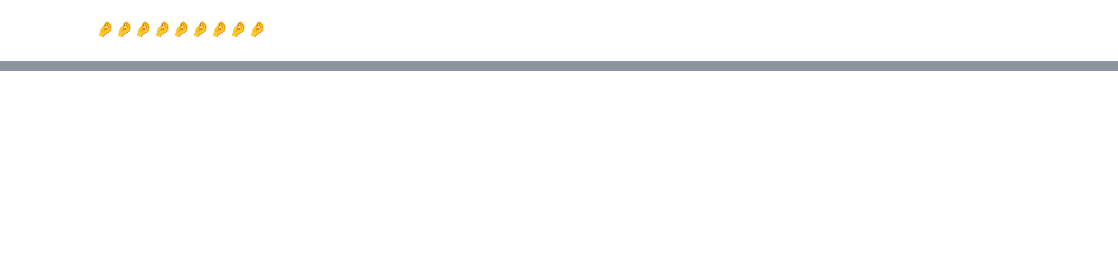
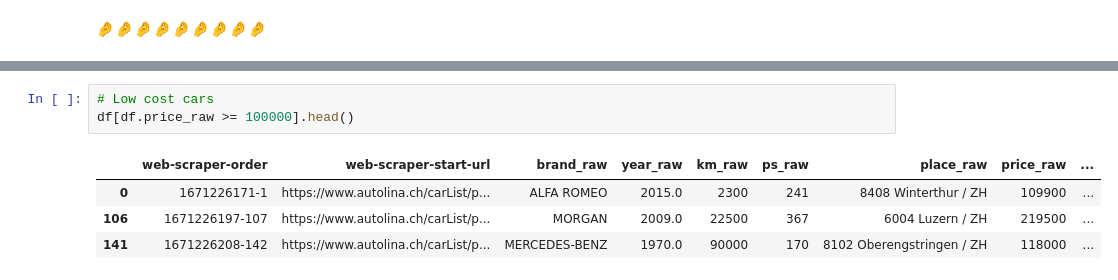
Before and after one commit to AleCecc/DA-SemesterProjekt, a Jupyter notebook: DA-Semesterprojekt.ipynb, the cells around one changed output, grey strips where cells are left out. Drawn from its saved outputs; the diff is of its cells as text; blank space fills up the shorter version.

```diff
--- a/DA-Semesterprojekt.ipynb
+++ b/DA-Semesterprojekt.ipynb
@@ -216,0 +247,8 @@ plt.show()
+# %%
+# Low cost cars
+df[df.price_raw >= 100000].head()
+# %% [output]
+|  | web-scraper-order | web-scraper-start-url | brand_raw | year_raw | km_raw | ps_raw | place_raw | price_raw | ... |
+| 0 | 1671226171-1 | https://www.autolina.ch/carList/p... | ALFA ROMEO | 2015.0 | 2300 | 241 | 8408 Winterthur / ZH | 109900 | ... |
+| 106 | 1671226197-107 | https://www.autolina.ch/carList/p... | MORGAN | 2009.0 | 22500 | 367 | 6004 Luzern / ZH | 219500 | ... |
+| 141 | 1671226208-142 | https://www.autolina.ch/carList/p... | MERCEDES-BENZ | 1970.0 | 90000 | 170 | 8102 Oberengstringen / ZH | 118000 | ... |
```
Also changed, not shown: parts of 12 cells of this notebook, 3 other files.
